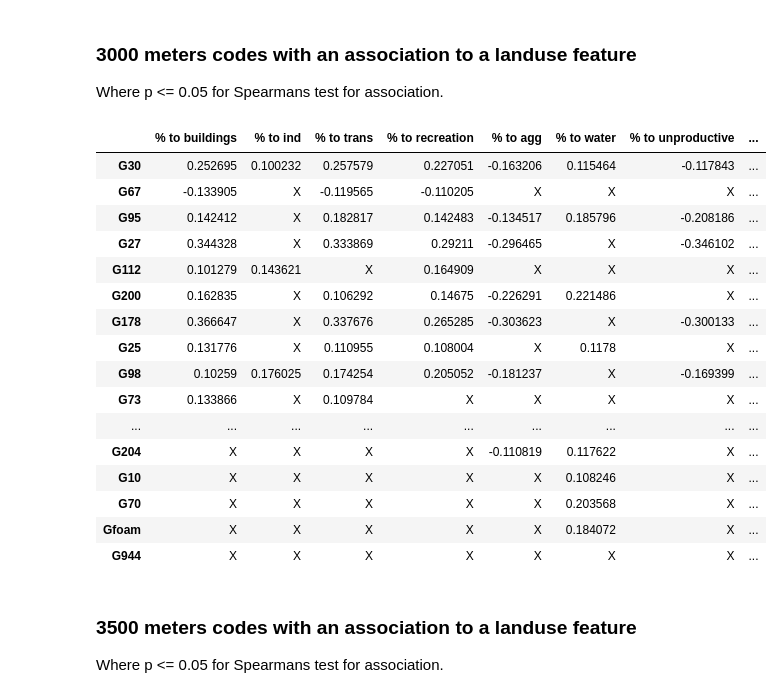
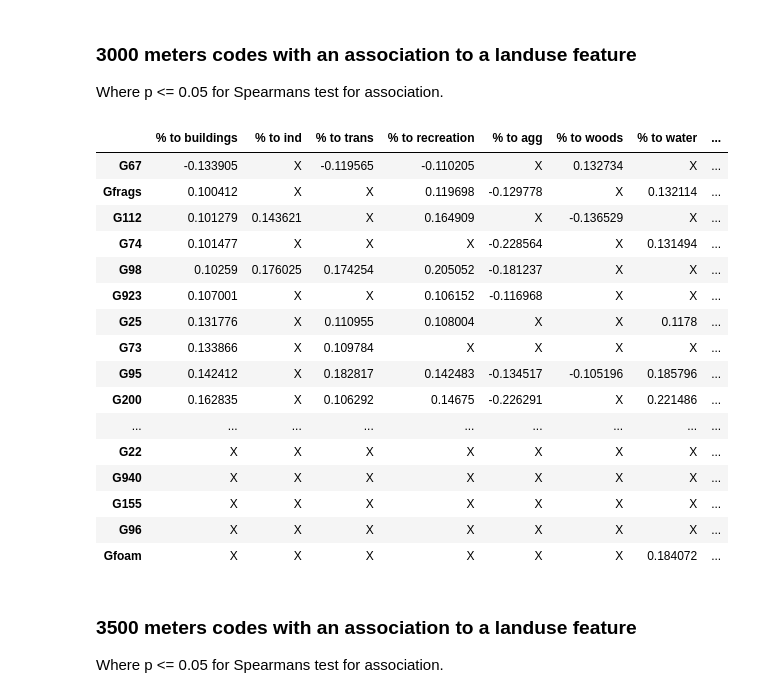
Before and after one commit to hammerdirt-analyst/landuse, a Jupyter notebook: land_use_1500_10000.ipynb, the cells around one changed output. Saved outputs shown, nothing was run; the diff lists cells and outputs as text; code cells hidden in the pictures.

```diff
--- a/land_use_1500_10000.ipynb
+++ b/land_use_1500_10000.ipynb
@@ -189,6 +189,8 @@ def check_hypothesis(this_data, some_codes, variables, method):
             corr, a_p = method(data[n], data[unit_label])
             if a_p <= 0.05:
                 code_results[code].update({n:corr})
+            else:
+                code_results[code].update({n:"X"})
         myresults.update(code_results)
 
     return myresults
@@ -435,51 +417,51 @@ data = pd.DataFrame(index = fd.location.unique())
 # records with a quantity greater than 30
 abundant_codes = fd[fd.quantity > 30].code.unique()
 
 # getting a list of the current landuse categories
 add_these_cols = new_buffer.label.unique()
 
 # counting the number of points inside the buffer for each category and location
 bufferdata = new_buffer.groupby(['slug','label'], as_index=False).AS18_27.count()
 
 some_data = aggregate_buffer_data(data, add_these_cols, bufferdata, label_keys)
 
 sd_0 = adjusted_land_use(some_data, label_keys)
 
 sd_1 = account_for_adj_luse(data, label_keys)
 
 sd_3000 = aggregate_the_luse_groups(data, add_these_cols, group_parts, as_1827_part)
 sd_3000['dist'] = 3000
 fd_luse = assign_luse_stat_to_survey_results(fd, sd_3000,som_cols)
 
 this_data = fd_luse[[unit_label,*som_cols, 'code']]
 
 myresults = check_hypothesis(this_data, abundant_codes, som_cols, stats.spearmanr)
 
 
 srho_results_3000 = pd.DataFrame.from_dict(myresults, orient='index')
 srho_results_3000.fillna("X", inplace=True)
 srho_results_3000['dist'] = 3000
 
 # the survey data with land use attached
-srho_results_3000
+srho_results_3000.sort_values(by=['% to buildings', '% to woods', '% to ind', '% to recreation', '% to agg'], ascending=True)
 # %% [output]
-|  | % to buildings | % to ind | % to trans | % to recreation | % to agg | % to water | % to unproductive | ... |
-| G30 | 0.252695 | 0.100232 | 0.257579 | 0.227051 | -0.163206 | 0.115464 | -0.117843 | ... |
-| G67 | -0.133905 | X | -0.119565 | -0.110205 | X | X | X | ... |
-| G95 | 0.142412 | X | 0.182817 | 0.142483 | -0.134517 | 0.185796 | -0.208186 | ... |
-| G27 | 0.344328 | X | 0.333869 | 0.29211 | -0.296465 | X | -0.346102 | ... |
-| G112 | 0.101279 | 0.143621 | X | 0.164909 | X | X | X | ... |
-| G200 | 0.162835 | X | 0.106292 | 0.14675 | -0.226291 | 0.221486 | X | ... |
-| G178 | 0.366647 | X | 0.337676 | 0.265285 | -0.303623 | X | -0.300133 | ... |
-| G25 | 0.131776 | X | 0.110955 | 0.108004 | X | 0.1178 | X | ... |
-| G98 | 0.10259 | 0.176025 | 0.174254 | 0.205052 | -0.181237 | X | -0.169399 | ... |
+|  | % to buildings | % to ind | % to trans | % to recreation | % to agg | % to woods | % to water | ... |
+| G67 | -0.133905 | X | -0.119565 | -0.110205 | X | 0.132734 | X | ... |
+| Gfrags | 0.100412 | X | X | 0.119698 | -0.129778 | X | 0.132114 | ... |
+| G112 | 0.101279 | 0.143621 | X | 0.164909 | X | -0.136529 | X | ... |
+| G74 | 0.101477 | X | X | X | -0.228564 | X | 0.131494 | ... |
+| G98 | 0.10259 | 0.176025 | 0.174254 | 0.205052 | -0.181237 | X | X | ... |
+| G923 | 0.107001 | X | X | 0.106152 | -0.116968 | X | X | ... |
+| G25 | 0.131776 | X | 0.110955 | 0.108004 | X | X | 0.1178 | ... |
 | G73 | 0.133866 | X | 0.109784 | X | X | X | X | ... |
+| G95 | 0.142412 | X | 0.182817 | 0.142483 | -0.134517 | -0.105196 | 0.185796 | ... |
+| G200 | 0.162835 | X | 0.106292 | 0.14675 | -0.226291 | X | 0.221486 | ... |
 | ... | ... | ... | ... | ... | ... | ... | ... | ... |
-| G204 | X | X | X | X | -0.110819 | 0.117622 | X | ... |
-| G10 | X | X | X | X | X | 0.108246 | X | ... |
-| G70 | X | X | X | X | X | 0.203568 | X | ... |
-| Gfoam | X | X | X | X | X | 0.184072 | X | ... |
-| G944 | X | X | X | X | X | X | X | ... |
+| G22 | X | X | X | X | X | X | X | ... |
+| G940 | X | X | X | X | X | X | X | ... |
+| G155 | X | X | X | X | X | X | X | ... |
+| G96 | X | X | X | X | X | X | X | ... |
+| Gfoam | X | X | X | X | X | X | 0.184072 | ... |
 # %% [markdown]
 ### 3500 meters codes with an association to a landuse feature
 
```
Also changed, not shown: parts of 14 cells of this notebook.
